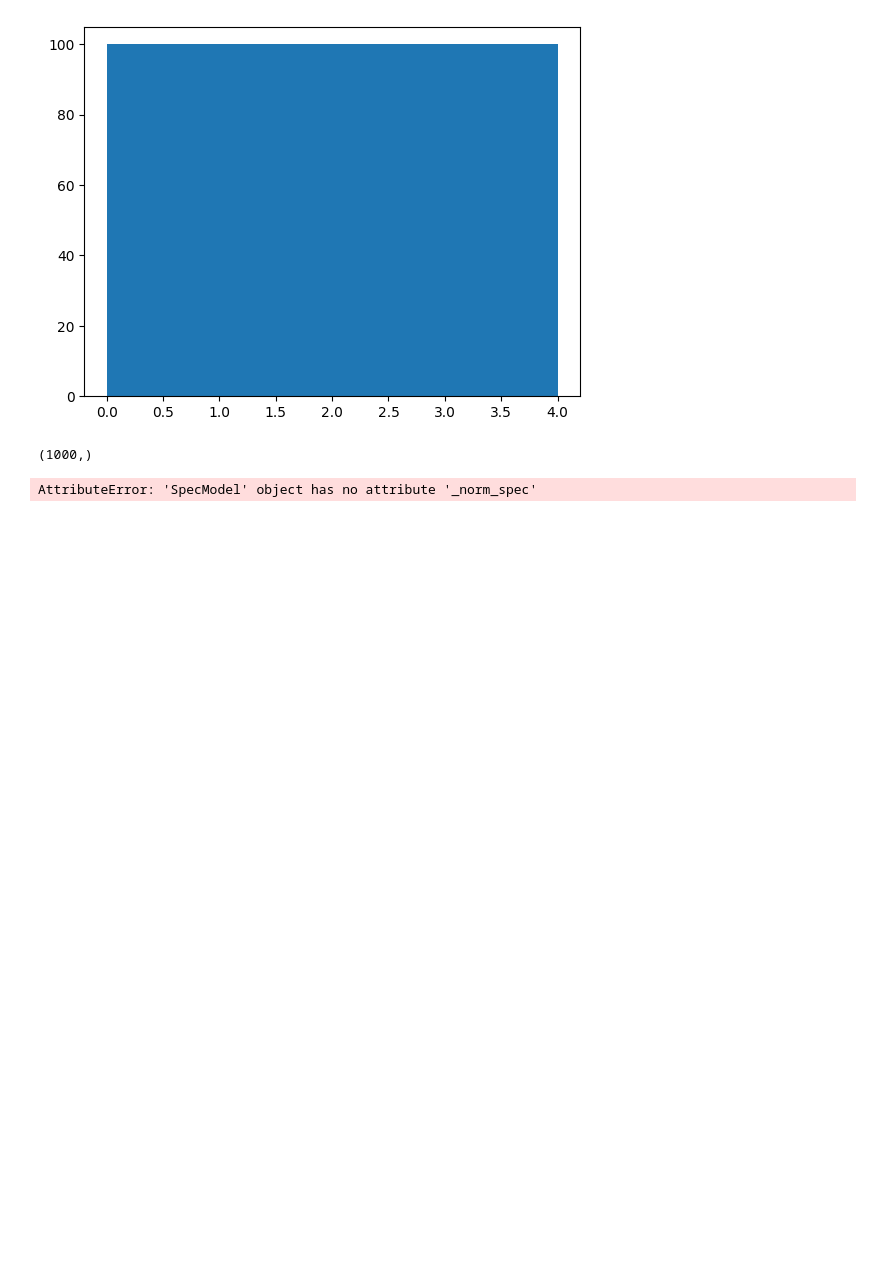
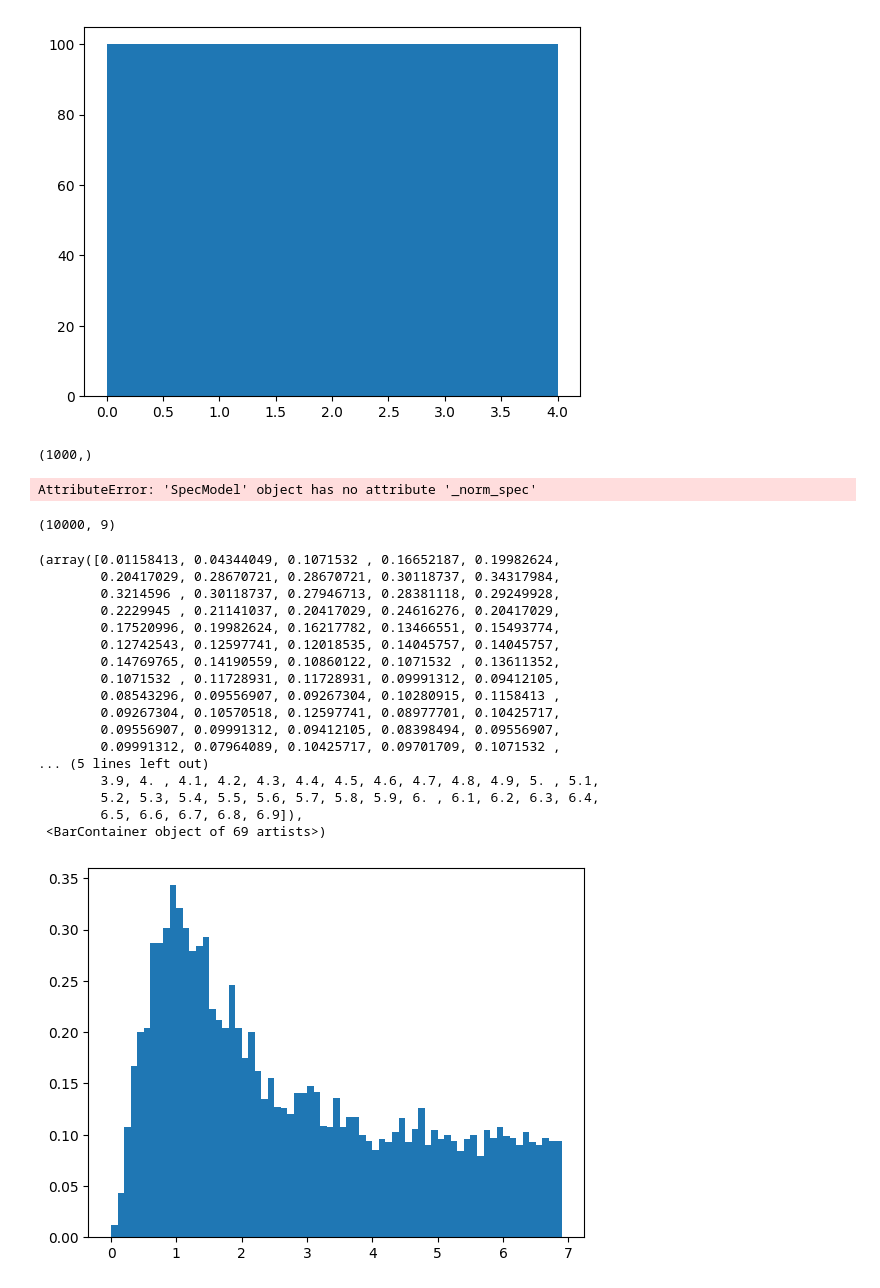
Before and after one commit to fpetri115/LBGoptimise, a Jupyter notebook: test_prospector.ipynb, the cells around one changed output. Drawn from its saved outputs; the diff is of its cells as text; code cells hidden in the pictures; blank space fills up the shorter version.

```diff
--- a/test_prospector.ipynb
+++ b/test_prospector.ipynb
@@ -51,3 +54,43 @@ SpecModel._zred = 0.5
 model.predict_phot(filters = tools.load_lsst_filters("./"))
 # %% [output]
 AttributeError: 'SpecModel' object has no attribute '_norm_spec'
+# %%
+from prospect.models import priors_beta as pb
+prior = pb.NzSFH(zred_mini=1e-3, zred_maxi=15.0,mass_mini=7.0, mass_maxi=12.5,
+                z_mini=-1.98, z_maxi=0.19,
+                logsfr_ratio_mini=-5.0, logsfr_ratio_maxi=5.0,
+                logsfr_ratio_tscale=0.3, nbins_sfh=7,
+                const_phi=True)
+
+
+nsamples = 10000
+prior_samples = []
+for i in range(nsamples):
+    prior_samples.append(prior.sample())
+
+samples = np.vstack(np.array(prior_samples))
+print(samples.shape) #z, mass, met, sfrs
+# %% [output]
+(10000, 9)
+# %%
+zbins = np.arange(0, 7, 0.1)
+plt.hist(samples[:, 0], density=True, bins=zbins)
+# %% [output]
+(array([0.01158413, 0.04344049, 0.1071532 , 0.16652187, 0.19982624,
+        0.20417029, 0.28670721, 0.28670721, 0.30118737, 0.34317984,
+        0.3214596 , 0.30118737, 0.27946713, 0.28381118, 0.29249928,
+        0.2229945 , 0.21141037, 0.20417029, 0.24616276, 0.20417029,
+        0.17520996, 0.19982624, 0.16217782, 0.13466551, 0.15493774,
+        0.12742543, 0.12597741, 0.12018535, 0.14045757, 0.14045757,
+        0.14769765, 0.14190559, 0.10860122, 0.1071532 , 0.13611352,
+        0.1071532 , 0.11728931, 0.11728931, 0.09991312, 0.09412105,
+        0.08543296, 0.09556907, 0.09267304, 0.10280915, 0.1158413 ,
+        0.09267304, 0.10570518, 0.12597741, 0.08977701, 0.10425717,
+        0.09556907, 0.09991312, 0.09412105, 0.08398494, 0.09556907,
+        0.09991312, 0.07964089, 0.10425717, 0.09701709, 0.1071532 ,
+... (5 lines left out)
+        3.9, 4. , 4.1, 4.2, 4.3, 4.4, 4.5, 4.6, 4.7, 4.8, 4.9, 5. , 5.1,
+        5.2, 5.3, 5.4, 5.5, 5.6, 5.7, 5.8, 5.9, 6. , 6.1, 6.2, 6.3, 6.4,
+        6.5, 6.6, 6.7, 6.8, 6.9]),
+ <BarContainer object of 69 artists>)
+[figure, added]
```
Also changed, not shown: parts of 3 cells of this notebook.
